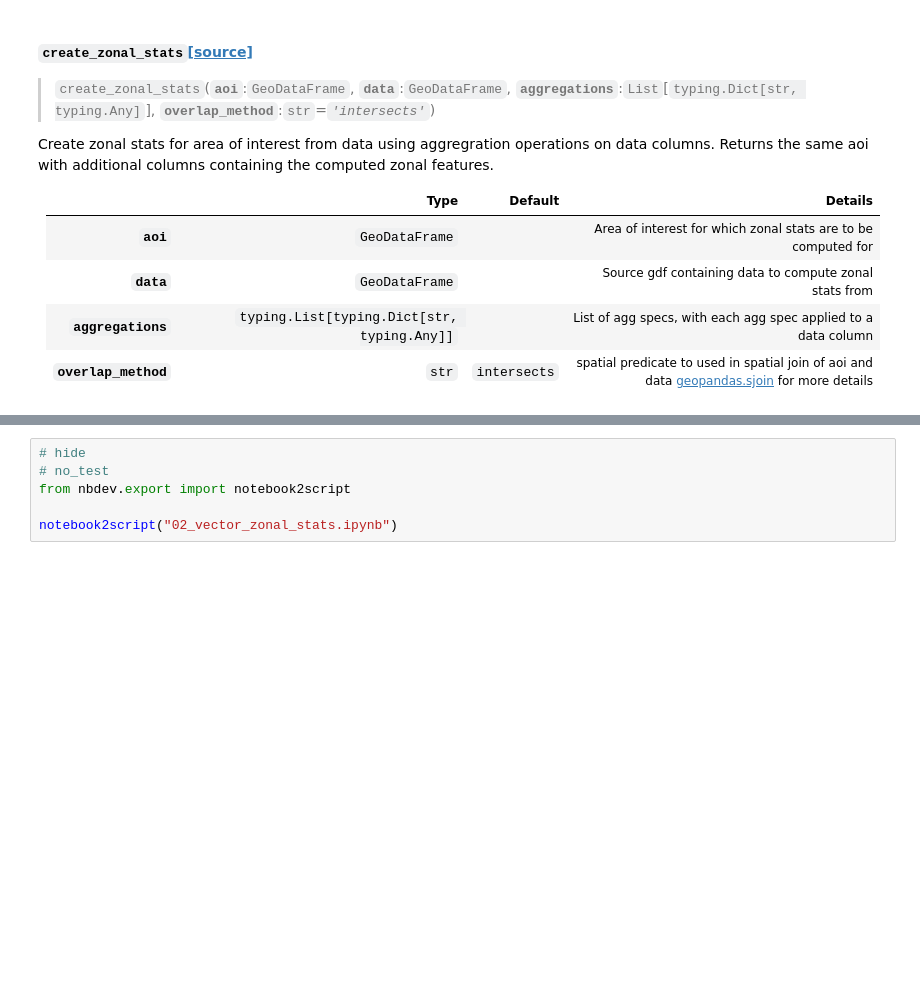
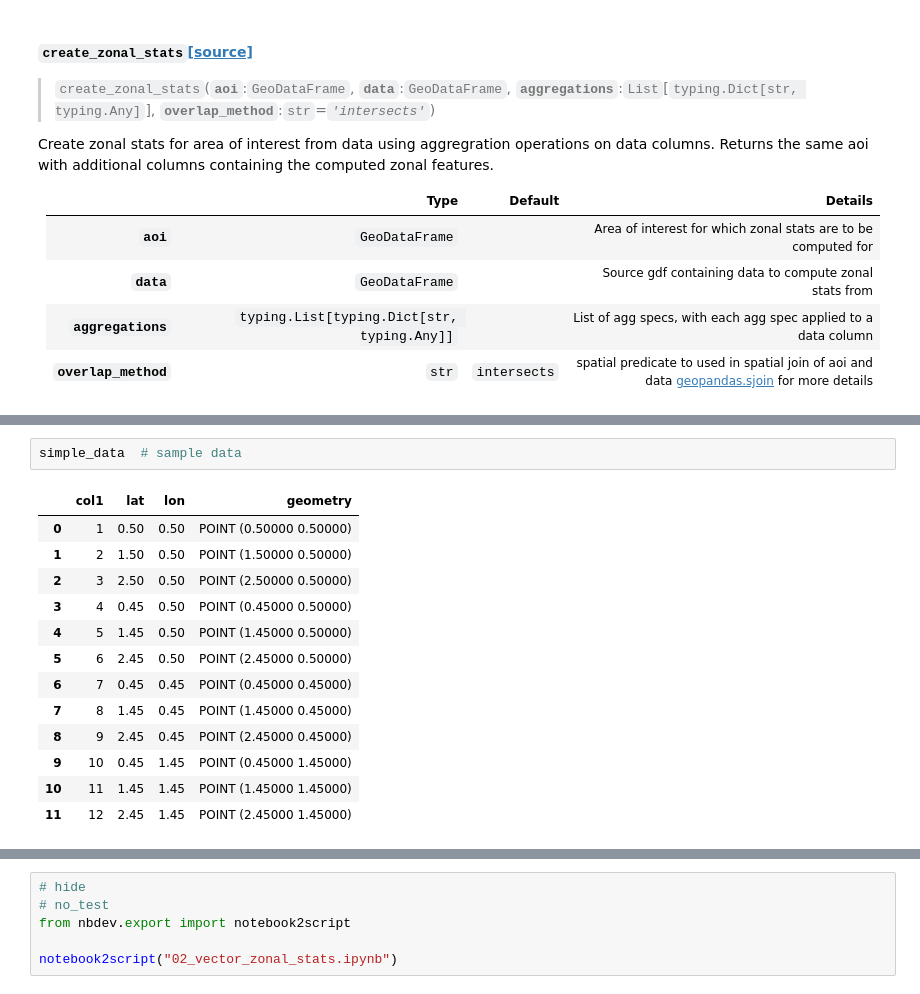
Before and after one commit to thinkingmachines/geowrangler, a Jupyter notebook: notebooks/02_vector_zonal_stats.ipynb, the cells around one changed output, grey strips where cells are left out. Drawn from its saved outputs; the diff is of its cells as text; blank space fills up the shorter version.

```diff
--- a/notebooks/02_vector_zonal_stats.ipynb
+++ b/notebooks/02_vector_zonal_stats.ipynb
@@ -746,0 +826,16 @@ Returns the same aoi with additional columns containing the computed zonal featu
+# %%
+simple_data  # sample data
+# %% [output]
+|  | col1 | lat | lon | geometry |
+| 0 | 1 | 0.50 | 0.50 | POINT (0.50000 0.50000) |
+| 1 | 2 | 1.50 | 0.50 | POINT (1.50000 0.50000) |
+| 2 | 3 | 2.50 | 0.50 | POINT (2.50000 0.50000) |
+| 3 | 4 | 0.45 | 0.50 | POINT (0.45000 0.50000) |
+| 4 | 5 | 1.45 | 0.50 | POINT (1.45000 0.50000) |
+| 5 | 6 | 2.45 | 0.50 | POINT (2.45000 0.50000) |
+| 6 | 7 | 0.45 | 0.45 | POINT (0.45000 0.45000) |
+| 7 | 8 | 1.45 | 0.45 | POINT (1.45000 0.45000) |
+| 8 | 9 | 2.45 | 0.45 | POINT (2.45000 0.45000) |
+| 9 | 10 | 0.45 | 1.45 | POINT (0.45000 1.45000) |
+| 10 | 11 | 1.45 | 1.45 | POINT (1.45000 1.45000) |
+| 11 | 12 | 2.45 | 1.45 | POINT (2.45000 1.45000) |
```
Also changed, not shown: parts of 8 cells of this notebook.
